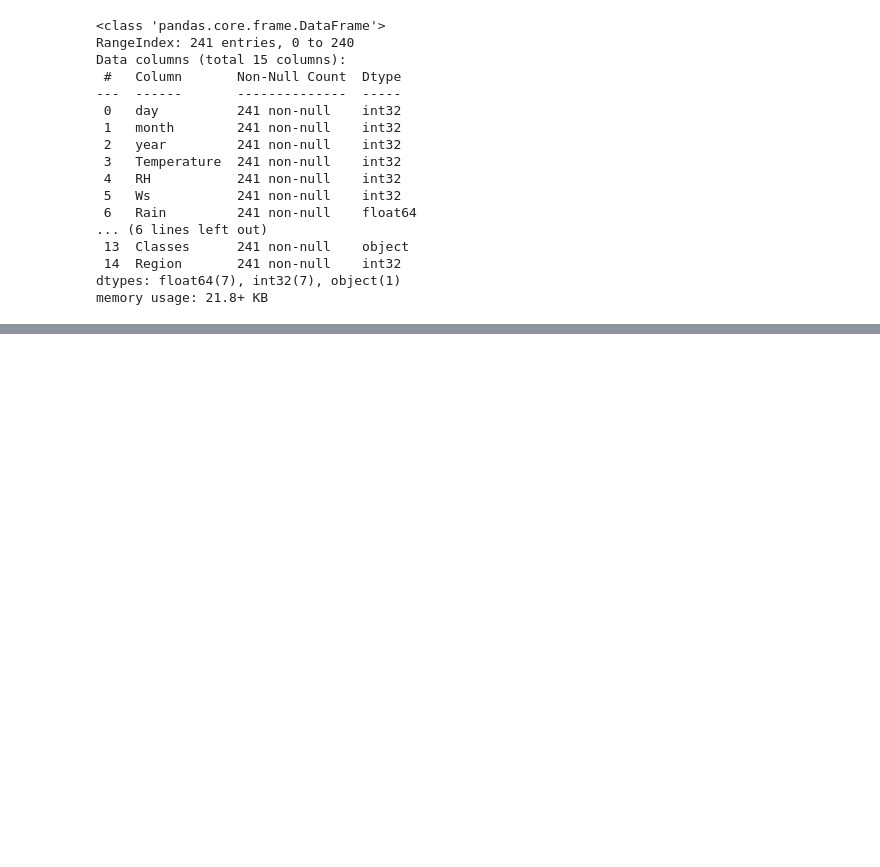
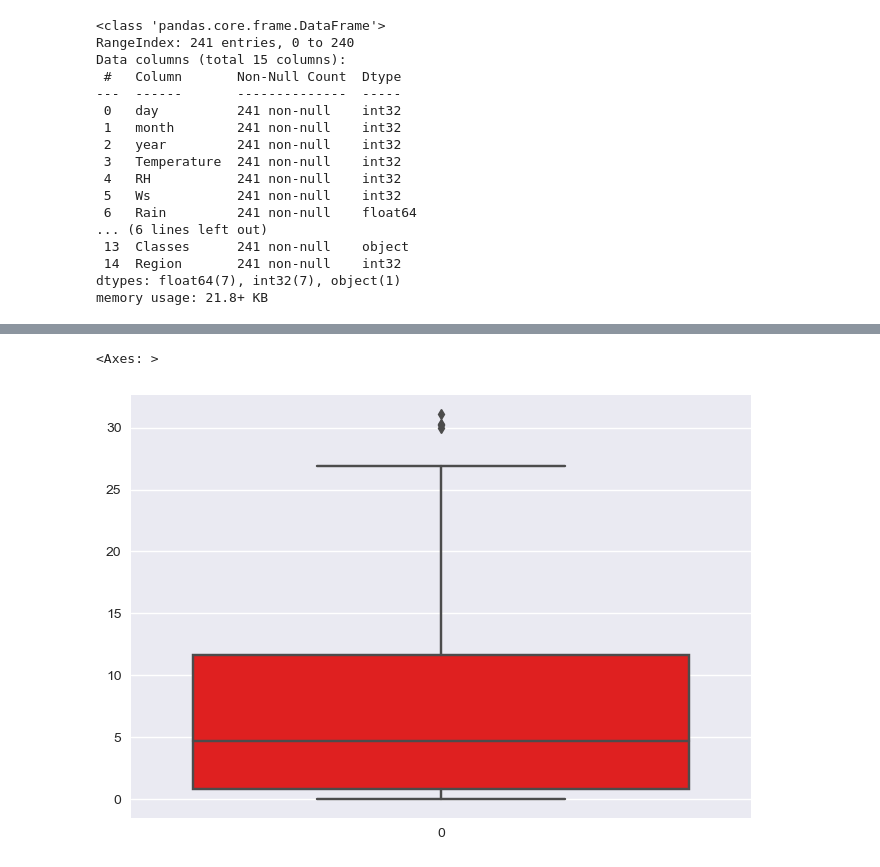
Before and after one commit to IbraheimTarek/machine-learining, a Jupyter notebook: Regression/Ridge Lasso Elastic/rle.ipynb, the cells around one changed output, grey strips where cells are left out. Saved outputs shown, nothing was run; the diff lists cells and outputs as text; code cells hidden in the pictures; blank space fills up the shorter version.

```diff
--- a/Regression/Ridge Lasso Elastic/rle.ipynb
+++ b/Regression/Ridge Lasso Elastic/rle.ipynb
@@ -188,0 +259,5 @@ df.describe()
+# %%
+sns.boxplot(df['FWI'], color='r')
+# %% [output]
+<Axes: >
+[figure, added]
```
Also changed, not shown: parts of 9 cells of this notebook, 1 other file.
